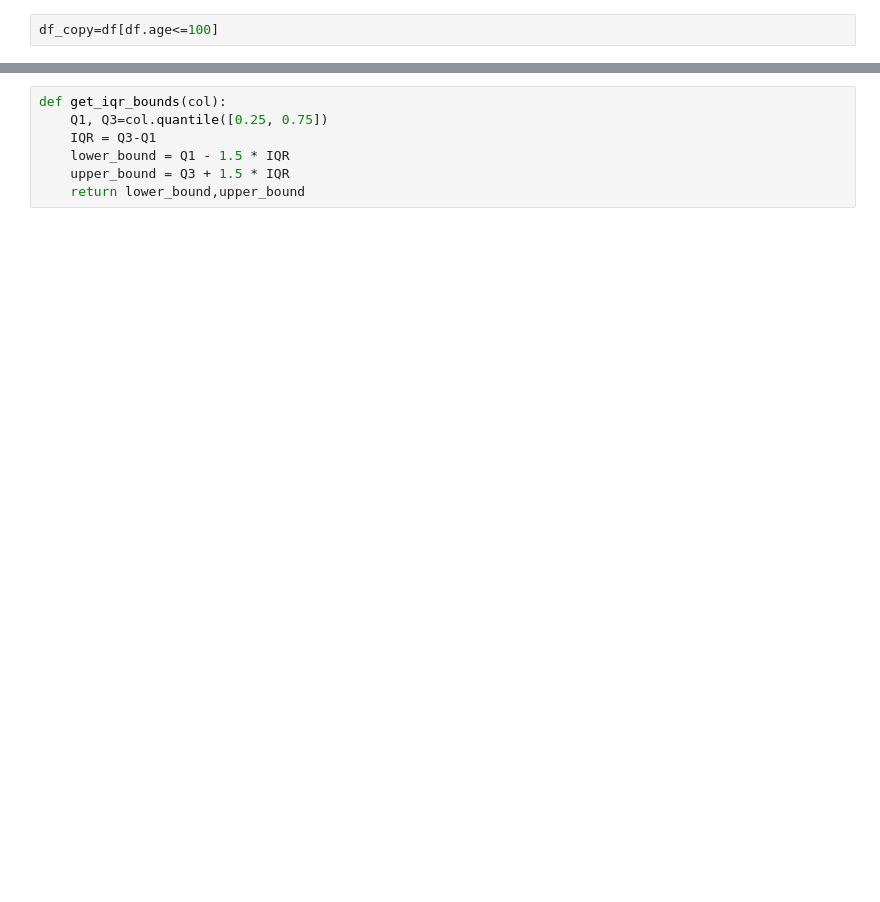
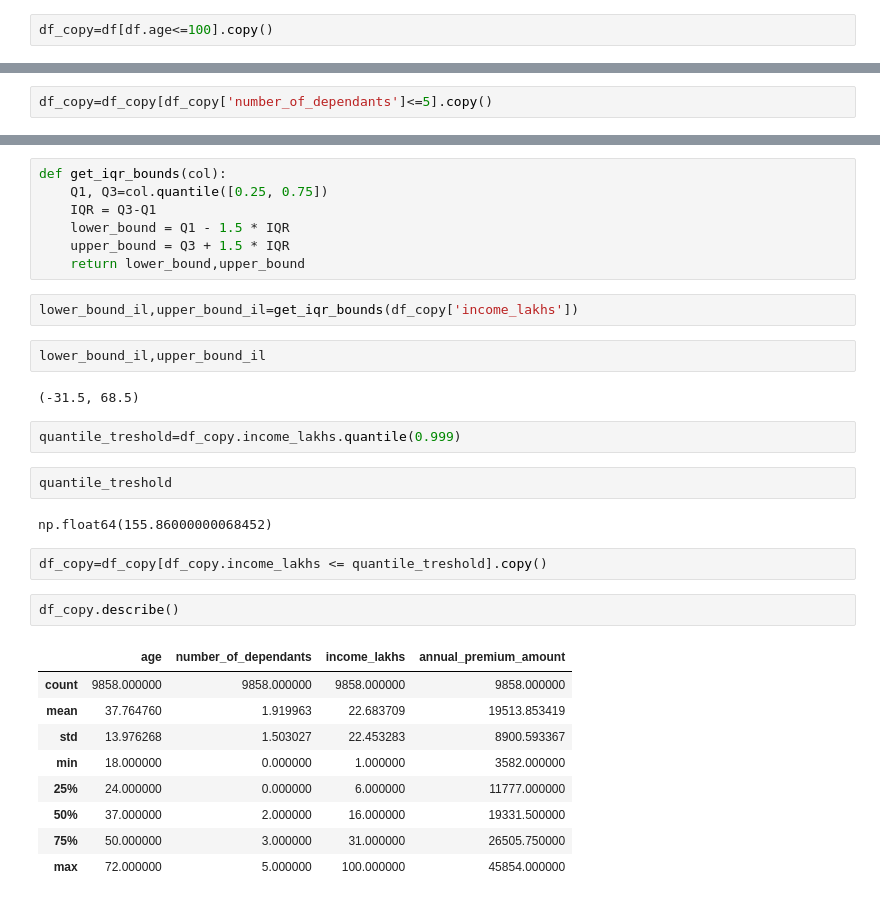
Before and after one commit to gianlucapes/health_care_premium, a Jupyter notebook: notebook/ml_premium_life_style.ipynb, the cells around one changed output, grey strips where cells are left out. Cells and saved outputs as stored; diff of their text form; blank space fills up the shorter version.

```diff
--- a/notebook/ml_premium_life_style.ipynb
+++ b/notebook/ml_premium_life_style.ipynb
@@ -136,4 +137,4 @@ df[df.age>100]['age'].unique()
 # %% [output]
 array([ 128, 1178,  567,  456])
 # %%
-df_copy=df[df.age<=100]
+df_copy=df[df.age<=100].copy()
@@ -139,0 +147,2 @@ df_copy=df[df.age<=100]
+# %%
+df_copy=df_copy[df_copy['number_of_dependants']<=5].copy()
@@ -144,3 +155,29 @@ def get_iqr_bounds(col):
     lower_bound = Q1 - 1.5 * IQR
     upper_bound = Q3 + 1.5 * IQR
     return lower_bound,upper_bound
+# %%
+lower_bound_il,upper_bound_il=get_iqr_bounds(df_copy['income_lakhs'])
+# %%
+lower_bound_il,upper_bound_il
+# %% [output]
+(-31.5, 68.5)
+# %%
+quantile_treshold=df_copy.income_lakhs.quantile(0.999)
+# %%
+quantile_treshold
+# %% [output]
+np.float64(155.86000000068452)
+# %%
+df_copy=df_copy[df_copy.income_lakhs <= quantile_treshold].copy()
+# %%
+df_copy.describe()
+# %% [output]
+|  | age | number_of_dependants | income_lakhs | annual_premium_amount |
+| count | 9858.000000 | 9858.000000 | 9858.000000 | 9858.000000 |
+| mean | 37.764760 | 1.919963 | 22.683709 | 19513.853419 |
+| std | 13.976268 | 1.503027 | 22.453283 | 8900.593367 |
+| min | 18.000000 | 0.000000 | 1.000000 | 3582.000000 |
+| 25% | 24.000000 | 0.000000 | 6.000000 | 11777.000000 |
+| 50% | 37.000000 | 2.000000 | 16.000000 | 19331.500000 |
+| 75% | 50.000000 | 3.000000 | 31.000000 | 26505.750000 |
+| max | 72.000000 | 5.000000 | 100.000000 | 45854.000000 |
```
Also changed, not shown: parts of 5 cells of this notebook.
